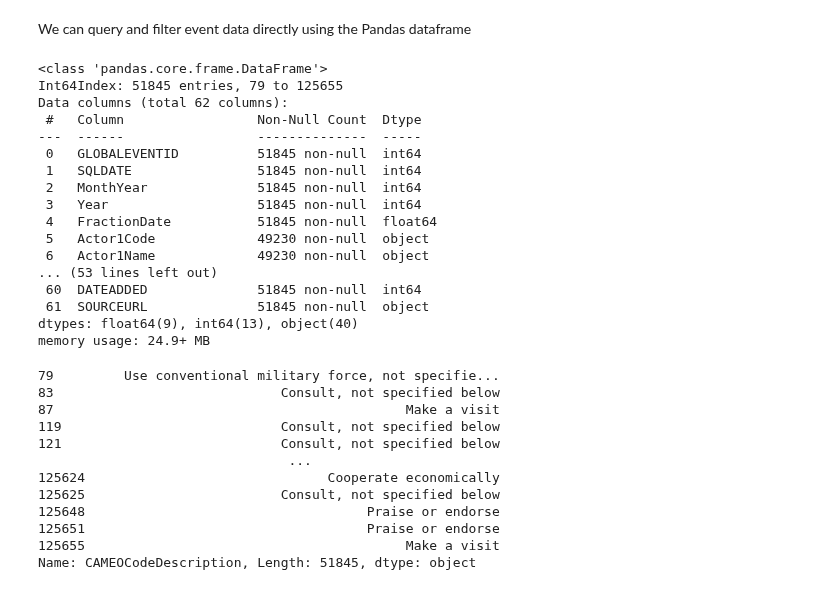
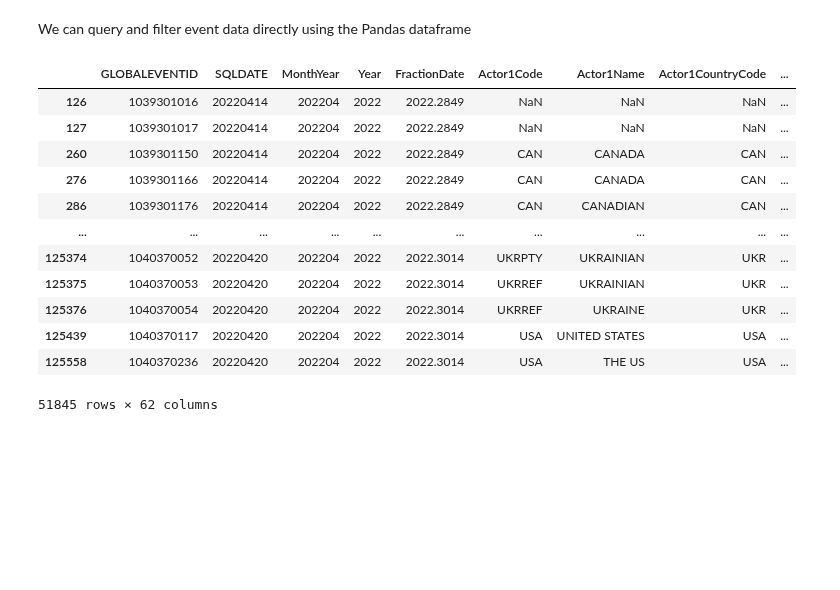
Before and after one commit to allisterb/osiris, a Jupyter notebook: notebooks/Overview.ipynb, the cells around one changed output. Cells and saved outputs as stored; diff of their text form; code cells hidden in the pictures; blank space fills up the shorter version.

```diff
--- a/notebooks/Overview.ipynb
+++ b/notebooks/Overview.ipynb
@@ -51,5 +54,5 @@ import pandas as pd
 gdelt = DataSource()
 # %%
 # Get event data for a 1 week period
-events = gdelt.import_data('events', 'Apr-18-2022', 'Apr-20-2022')
+events = gdelt.import_data('events', 'Apr-14-2022', 'Apr-20-2022')
 # %% [output]
@@ -114,39 +117,20 @@ events[['EventCode', 'CAMEOCodeDescription']]
 # %% [markdown]
 We can query and filter event data directly using the Pandas dataframe
 # %%
-# Find all events that were geolocated in Ukraine that have a valid a Lat / Long
+# Find all events that were geolocated in Ukraine
 uka_events = events[(events.ActionGeo_CountryCode == 'UP')]
-uka_events.info()
+uka_events
 # %% [output]
+|  | GLOBALEVENTID | SQLDATE | MonthYear | Year | FractionDate | Actor1Code | Actor1Name | Actor1CountryCode | ... |
+| 126 | 1039301016 | 20220414 | 202204 | 2022 | 2022.2849 | NaN | NaN | NaN | ... |
+| 127 | 1039301017 | 20220414 | 202204 | 2022 | 2022.2849 | NaN | NaN | NaN | ... |
+| 260 | 1039301150 | 20220414 | 202204 | 2022 | 2022.2849 | CAN | CANADA | CAN | ... |
+| 276 | 1039301166 | 20220414 | 202204 | 2022 | 2022.2849 | CAN | CANADA | CAN | ... |
+| 286 | 1039301176 | 20220414 | 202204 | 2022 | 2022.2849 | CAN | CANADIAN | CAN | ... |
+| ... | ... | ... | ... | ... | ... | ... | ... | ... | ... |
+| 125374 | 1040370052 | 20220420 | 202204 | 2022 | 2022.3014 | UKRPTY | UKRAINIAN | UKR | ... |
+| 125375 | 1040370053 | 20220420 | 202204 | 2022 | 2022.3014 | UKRREF | UKRAINIAN | UKR | ... |
+| 125376 | 1040370054 | 20220420 | 202204 | 2022 | 2022.3014 | UKRREF | UKRAINE | UKR | ... |
+| 125439 | 1040370117 | 20220420 | 202204 | 2022 | 2022.3014 | USA | UNITED STATES | USA | ... |
+| 125558 | 1040370236 | 20220420 | 202204 | 2022 | 2022.3014 | USA | THE US | USA | ... |
-<class 'pandas.core.frame.DataFrame'>
-Int64Index: 51845 entries, 79 to 125655
-Data columns (total 62 columns):
- #   Column                 Non-Null Count  Dtype
----  ------                 --------------  -----
- 0   GLOBALEVENTID          51845 non-null  int64
- 1   SQLDATE                51845 non-null  int64
- 2   MonthYear              51845 non-null  int64
- 3   Year                   51845 non-null  int64
- 4   FractionDate           51845 non-null  float64
- 5   Actor1Code             49230 non-null  object
- 6   Actor1Name             49230 non-null  object
-... (53 lines left out)
- 60  DATEADDED              51845 non-null  int64
- 61  SOURCEURL              51845 non-null  object
-dtypes: float64(9), int64(13), object(40)
-memory usage: 24.9+ MB
+51845 rows × 62 columns
-# %%
-uka_events['CAMEOCodeDescription']
-# %% [output]
-79         Use conventional military force, not specifie...
-83                             Consult, not specified below
-87                                             Make a visit
-119                            Consult, not specified below
-121                            Consult, not specified below
-                                ...
-125624                               Cooperate economically
-125625                         Consult, not specified below
-125648                                    Praise or endorse
-125651                                    Praise or endorse
-125655                                         Make a visit
-Name: CAMEOCodeDescription, Length: 51845, dtype: object
```
Also changed, not shown: parts of 10 cells of this notebook.
